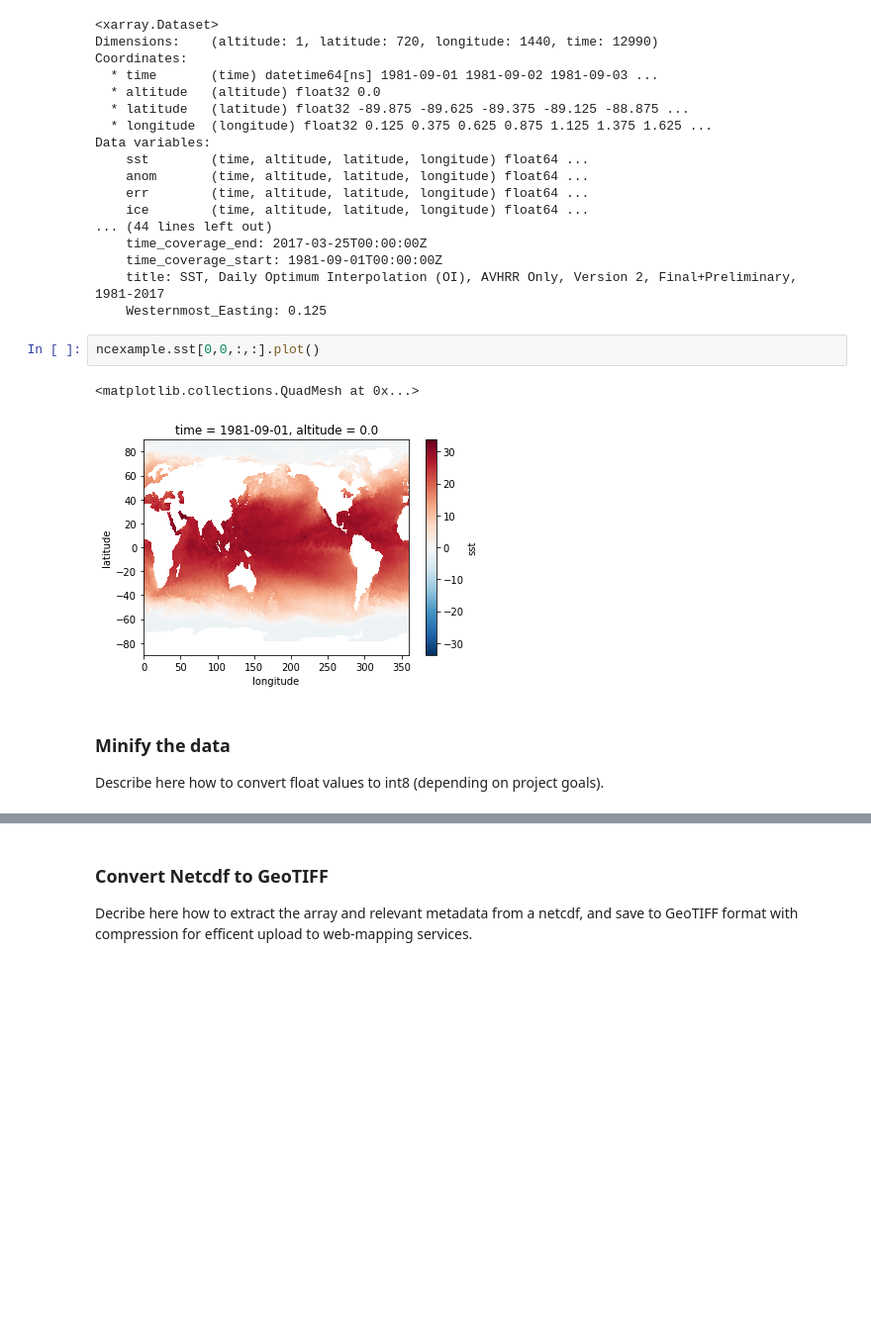
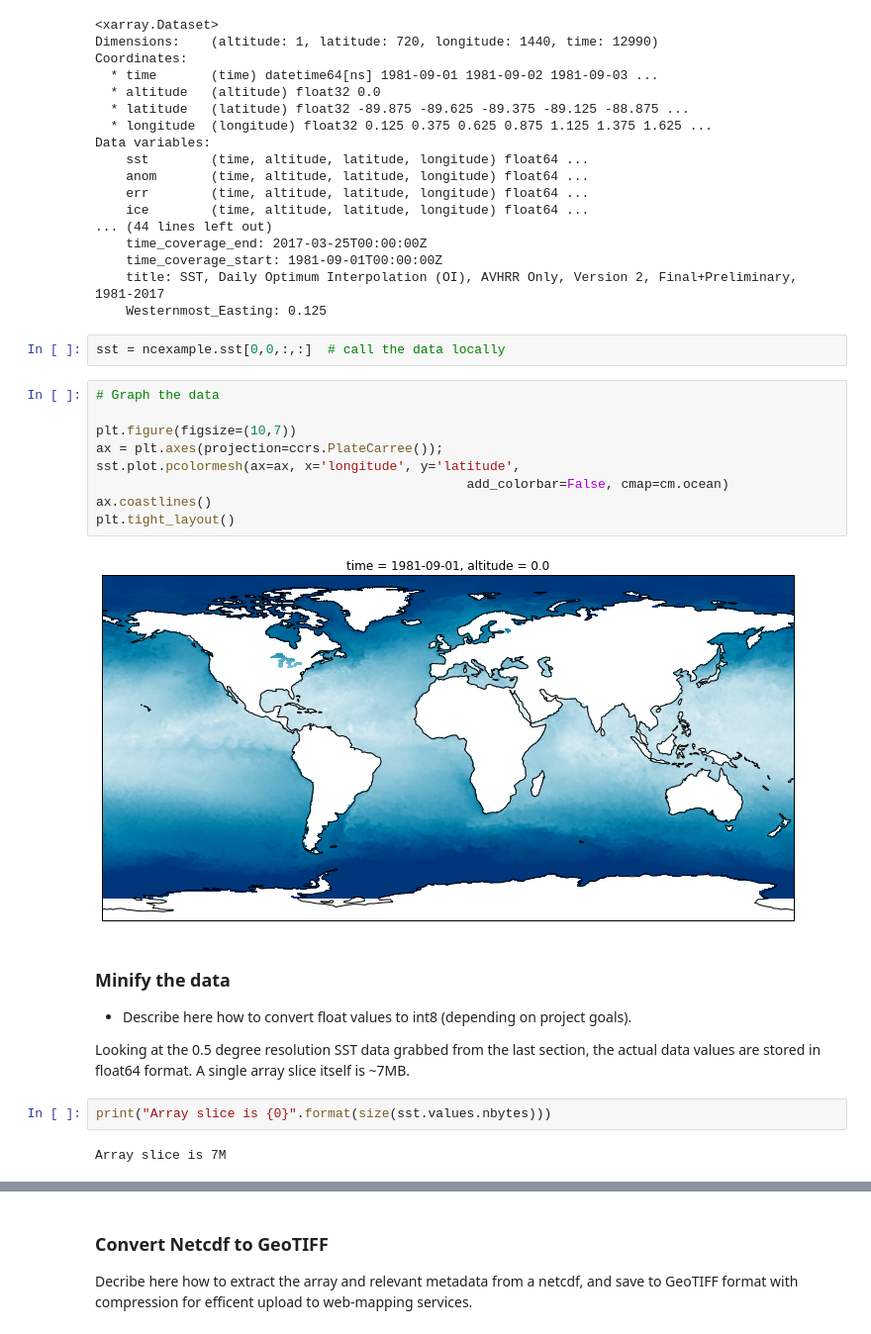
Before and after one commit to Vizzuality/data_sci_tutorials, a Jupyter notebook: work/Rasters_part1.ipynb, the cells around one changed output, grey strips where cells are left out. Shown at 99% size. Drawn from its saved outputs; the diff is of its cells as text; blank space fills up the shorter version.

Commit message:
added example of making an array lightweight (converting scalars to int values in 0-255 range)

```diff
--- a/work/Rasters_part1.ipynb
+++ b/work/Rasters_part1.ipynb
@@ -125,12 +193,26 @@ Data variables:
     time_coverage_start: 1981-09-01T00:00:00Z
     title: SST, Daily Optimum Interpolation (OI), AVHRR Only, Version 2, Final+Preliminary, 1981-2017
     Westernmost_Easting: 0.125
-# %%
-ncexample.sst[0,0,:,:].plot()
-# %% [output]
-<matplotlib.collections.QuadMesh at 0x...>
-[figure, removed]
+# %%
+sst = ncexample.sst[0,0,:,:]  # call the data locally
+# %%
+# Graph the data
+
+plt.figure(figsize=(10,7))
+ax = plt.axes(projection=ccrs.PlateCarree());
+sst.plot.pcolormesh(ax=ax, x='longitude', y='latitude',
+                                                add_colorbar=False, cmap=cm.ocean)
+ax.coastlines()
+plt.tight_layout()
+# %% [output]
+[figure, added]
 # %% [markdown]
 ### Minify the data
 
-Describe here how to convert float values to int8 (depending on project goals).
+* Describe here how to convert float values to int8 (depending on project goals).
+
+Looking at the 0.5 degree resolution SST data grabbed from the last section, the actual data values are stored in  float64 format. A single array slice itself is ~7MB.
+# %%
+print("Array slice is {0}".format(size(sst.values.nbytes)))
+# %% [output]
+Array slice is 7M
```
Also changed, not shown: parts of 17 cells of this notebook, 3 other files.
